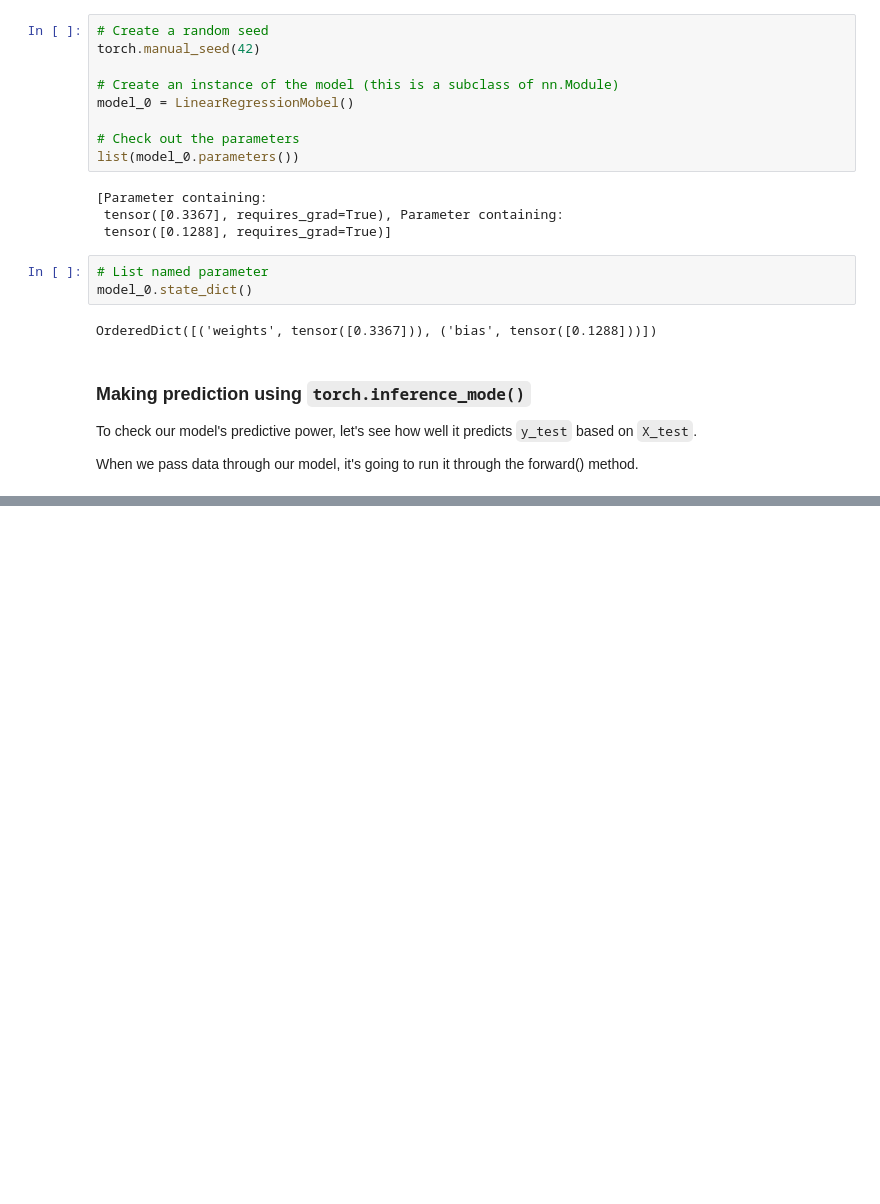
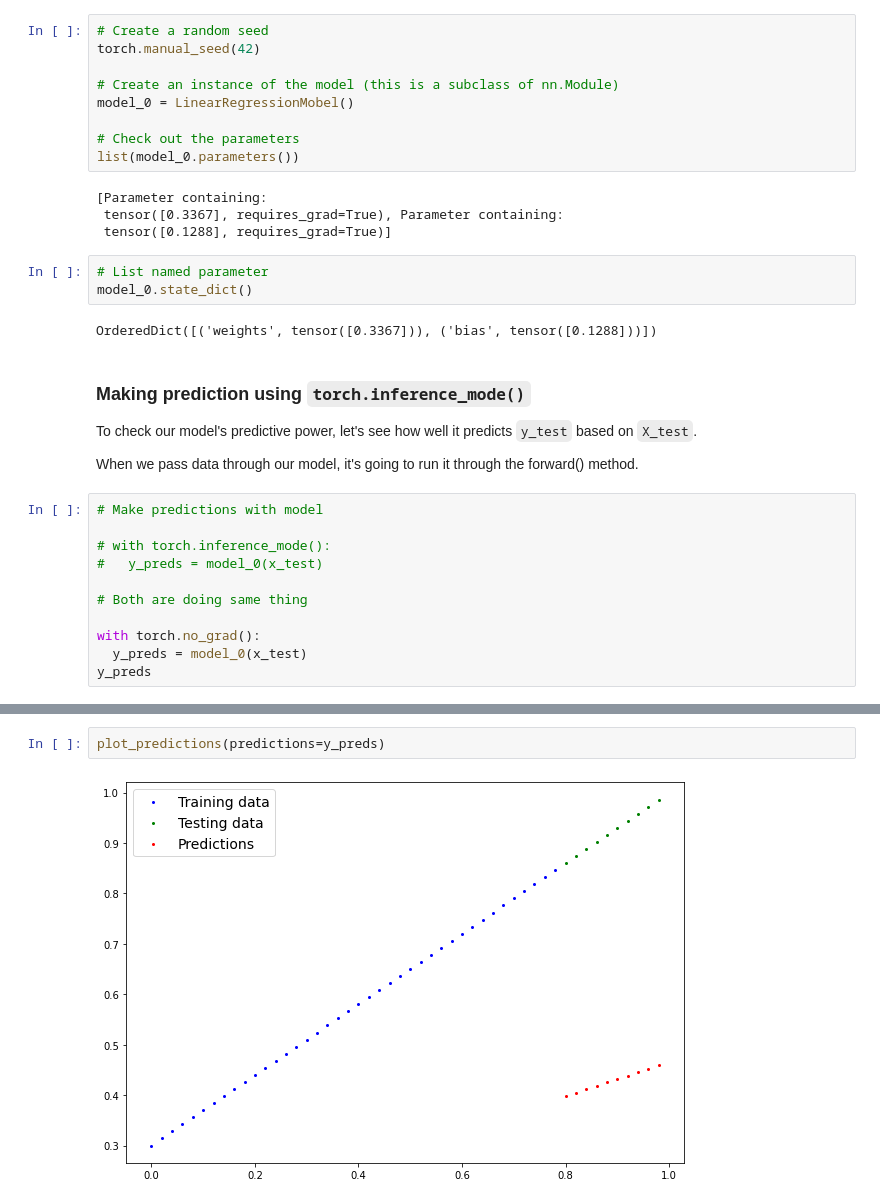
Before and after one commit to Moksh45/PyTorch-for-deep-learning, a Jupyter notebook: 01_PyTorch_workflow.ipynb, the cells around one changed output, grey strips where cells are left out. Cells and saved outputs as stored; diff of their text form; blank space fills up the shorter version.

```diff
--- a/01_PyTorch_workflow.ipynb
+++ b/01_PyTorch_workflow.ipynb
@@ -178,3 +178,14 @@ OrderedDict([('weights', tensor([0.3367])), ('bias', tensor([0.1288]))])
 To check our model's predictive power, let's see how well it predicts `y_test` based on `X_test`.
 
 When we pass data through our model, it's going to run it through the forward() method.
+# %%
+# Make predictions with model
+
+# with torch.inference_mode():
+#   y_preds = model_0(x_test)
+
+# Both are doing same thing
+
+with torch.no_grad():
+  y_preds = model_0(x_test)
+y_preds
@@ -180,0 +203,4 @@ When we pass data through our model, it's going to run it through the forward()
+# %%
+plot_predictions(predictions=y_preds)
+# %% [output]
+[figure, added]
```
Also changed, not shown: parts of 2 cells of this notebook.
